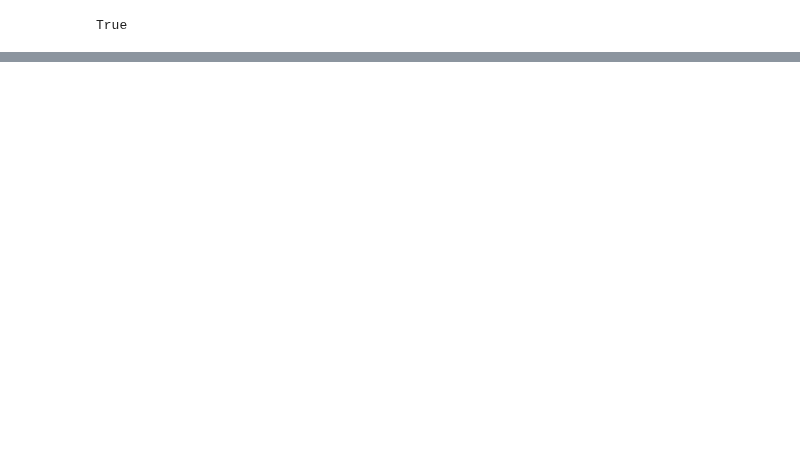
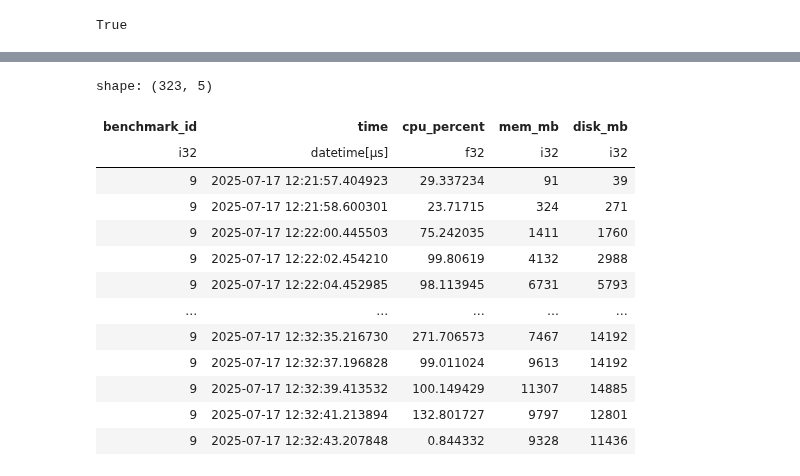
Before and after one commit to wlaur/olap-benchmarks, a Jupyter notebook: notebooks/results.ipynb, the cells around one changed output, grey strips where cells are left out. Saved outputs shown, nothing was run; the diff lists cells and outputs as text; code cells hidden in the pictures; blank space fills up the shorter version.

```diff
--- a/notebooks/results.ipynb
+++ b/notebooks/results.ipynb
@@ -51,0 +54,19 @@ shape: (308, 5)
+# %%
+df = db.execute("select * from metric where benchmark_id = 9 order by time").pl()
+
+df
+# %% [output]
+shape: (323, 5)
+| benchmark_id | time | cpu_percent | mem_mb | disk_mb |
+| i32 | datetime[μs] | f32 | i32 | i32 |
+| 9 | 2025-07-17 12:21:57.404923 | 29.337234 | 91 | 39 |
+| 9 | 2025-07-17 12:21:58.600301 | 23.71715 | 324 | 271 |
+| 9 | 2025-07-17 12:22:00.445503 | 75.242035 | 1411 | 1760 |
+| 9 | 2025-07-17 12:22:02.454210 | 99.80619 | 4132 | 2988 |
+| 9 | 2025-07-17 12:22:04.452985 | 98.113945 | 6731 | 5793 |
+| … | … | … | … | … |
+| 9 | 2025-07-17 12:32:35.216730 | 271.706573 | 7467 | 14192 |
+| 9 | 2025-07-17 12:32:37.196828 | 99.011024 | 9613 | 14192 |
+| 9 | 2025-07-17 12:32:39.413532 | 100.149429 | 11307 | 14885 |
+| 9 | 2025-07-17 12:32:41.213894 | 132.801727 | 9797 | 12801 |
+| 9 | 2025-07-17 12:32:43.207848 | 0.844332 | 9328 | 11436 |
```
Also changed, not shown: parts of 5 cells of this notebook, 4 other files.
